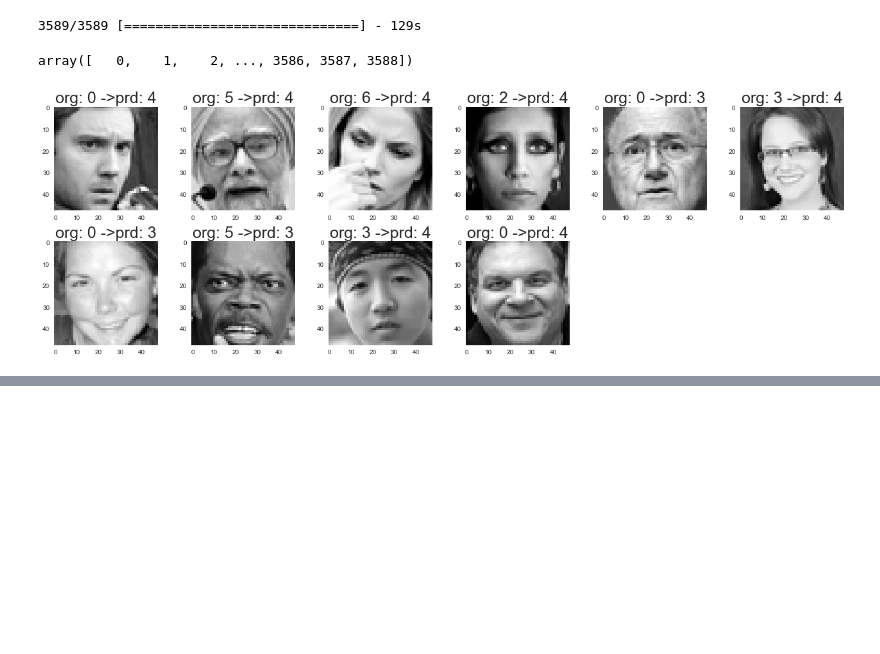
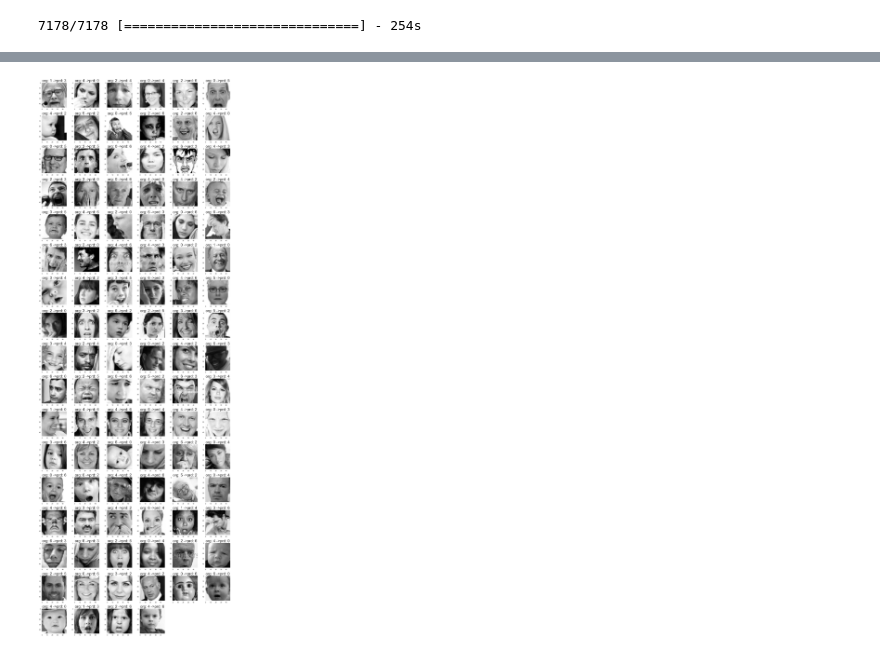
Before and after one commit to yjsuh-sub/team-project-image, a Jupyter notebook: YG/false image drawing.ipynb, the cells around one changed output, grey strips where cells are left out. Saved outputs shown, nothing was run; the diff lists cells and outputs as text; code cells hidden in the pictures; blank space fills up the shorter version.

Commit message:
make it easy to use!!
put the all.csv path to head of the second cell
put the model.hdf5 path to head of the third cell
It`s done!!!

use draw_result to print images~

```diff
--- a/YG/false image drawing.ipynb
+++ b/YG/false image drawing.ipynb
@@ -47,11 +65,3 @@ def draw_result(list_):
         plt.grid(b=False)
     plt.tight_layout()
     plt.show()
-# %%
-from keras.models import load_model
-#put your test file here
-test = np.fromfile("C:/Users/a/GitHub/ldata/team_image_testfile/test.csv")
-test_x = test.reshape(-1,48,48,1)
-#put your test y here
-test_ = pd.read_csv("C:/Users/a/GitHub/ldata/team_image_testfile/test_y.csv")
-test_y = test_["0"]
@@ -64,22 +68,28 @@ model = load_model("C:/Users/a/GitHub/ldata/team_image_testfile/basic_double_chk
-# %%
-# do predict!!
-pred_y = model.predict_classes(test_x)
-# %% [output]
-3589/3589 [==============================] - 129s
 # %%
+"""important!!! put your model here"""
+"""important!!! put your model here"""
+"""important!!! put your model here"""
+"""important!!! put your model here"""
+model = load_model("C:/Users/a/GitHub/ldata/team_image_testfile/basic_double_chk.hdf5")
+
+""" lower codes must be run after do model fitting!!  lower codes must be run after do model fitting!!
+ lower codes must be run after do model fitting!! lower codes must be run after do model fitting!!
+  lower codes must be run after do model fitting!! lower codes must be run after do model fitting!! """
+
+# do predict!!
+pred_y = model.predict_classes(test_x)
+
 # make dataframe and values!!
 # Tr => list of true index , Fa => list of False index , Al = all index
-fin = pd.DataFrame({"pred_y":pred_y,"test_y":test_y.values,"ind":range(len(pred_y))})
+fin = pd.DataFrame({"pred_y":pred_y,"test_y":test_y,"ind":range(len(pred_y))})
 T = fin["pred_y"] == fin["test_y"]
 F = fin["pred_y"] != fin["test_y"]
 Tr = fin.ind[T].values
 Fa = fin.ind[F].values
 Al = fin.ind.values
+# %% [output]
+7178/7178 [==============================] - 254s
-# %%
-Fa
-# %% [output]
-array([   0,    1,    2, ..., 3586, 3587, 3588])
-# %%
-draw_result(Fa[:10])
-# %% [output]
-[figure, removed]
+# %%
+%time
+draw_result(Fa[:100])
+# %% [output]
@@ -85,0 +97 @@ draw_result(Fa[:10])
+[figure, added]
```
Also changed, not shown: parts of 9 cells of this notebook.
